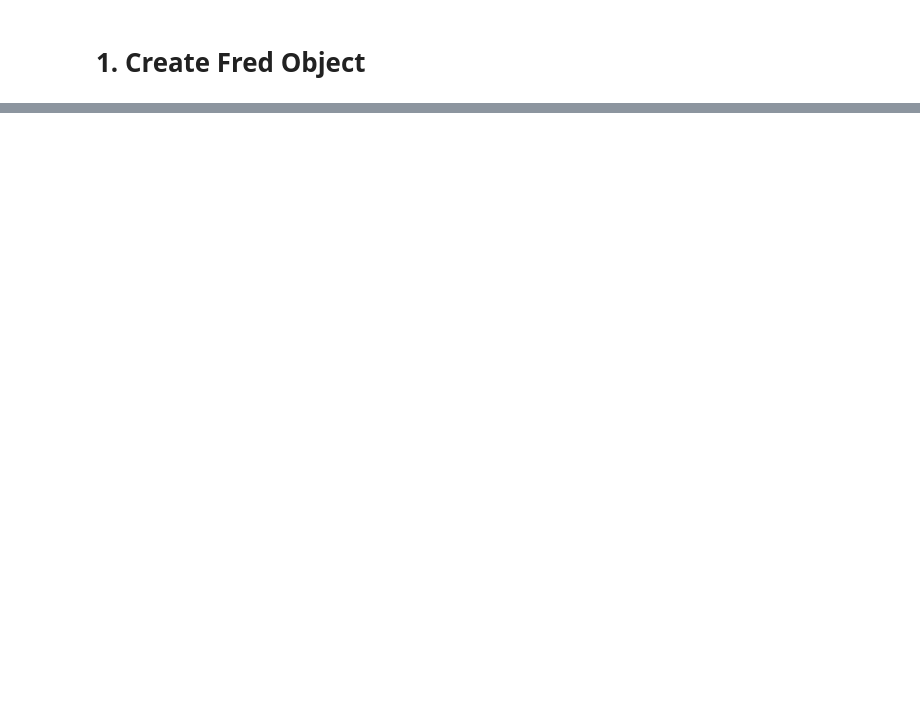
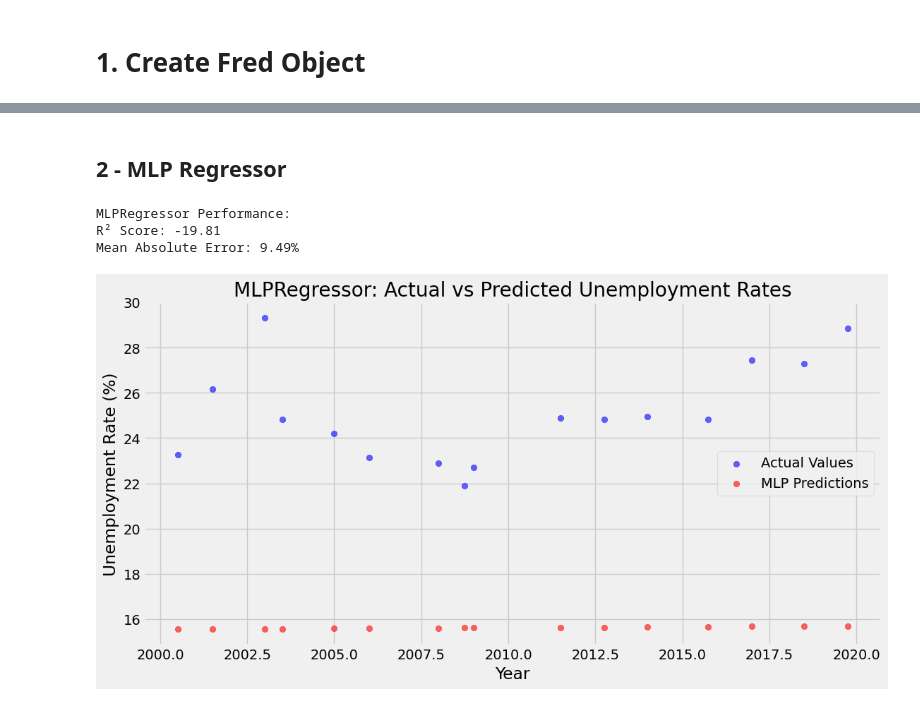
Before and after one commit to l-quincy01/Economic-Data-Analysis, a Jupyter notebook: EconomicEDA.ipynb, the cells around one changed output, grey strips where cells are left out. Drawn from its saved outputs; the diff is of its cells as text; code cells hidden in the pictures; blank space fills up the shorter version.

```diff
--- a/EconomicEDA.ipynb
+++ b/EconomicEDA.ipynb
@@ -93,0 +170,54 @@ sa_unemploymentRate.plot()
+# %% [markdown]
+## 2 - MLP Regressor
+# %%
+from sklearn.model_selection import train_test_split
+from sklearn.metrics import r2_score, mean_absolute_error
+from sklearn.neural_network import MLPRegressor
+from sklearn.svm import SVR
+from sklearn.impute import SimpleImputer
+
+
+# Fetch unemployment data (quarterly, earliest to March 1, 2020)
+unemployment = fred.get_series('LRUN64TTZAQ156S', observation_start='2020-04-01', observation_end='2020-04-01')
+
+# Convert data to DataFrame
+data = unemployment.reset_index()
+data.columns = ['Date', 'Unemployment']
+data['Year'] = data['Date'].dt.year + (data['Date'].dt.quarter - 1) / 4  # Fractional years
+
+
+
+
+
+
+# Split data into training and testing sets (80% train, 20% test)
+X_train, X_test, y_train, y_test = train_test_split(X, y, test_size=0.2, random_state=42)
+
+# Define and train MLPRegressor
+mlp = MLPRegressor(hidden_layer_sizes=(100, 50), max_iter=500, random_state=42)
+mlp.fit(X_train, y_train)
+y_pred_mlp = mlp.predict(X_test)
+
+r2_mlp = r2_score(y_test, y_pred_mlp)
+mae_mlp = mean_absolute_error(y_test, y_pred_mlp)
+
+print("MLPRegressor Performance:")
+print(f"R² Score: {r2_mlp:.2f}")
+print(f"Mean Absolute Error: {mae_mlp:.2f}%")
+
+
+# Plot MLPRegressor predictions vs actual values
+plt.figure(figsize=(12, 6))
+plt.scatter(X_test, y_test, label="Actual Values", color="blue", alpha=0.6)
+plt.scatter(X_test, y_pred_mlp, label="MLP Predictions", color="red", alpha=0.6)
+plt.title("MLPRegressor: Actual vs Predicted Unemployment Rates")
+plt.xlabel("Year")
+plt.ylabel("Unemployment Rate (%)")
+plt.legend()
+plt.grid(True)
+plt.show()
+# %% [output]
+MLPRegressor Performance:
+R² Score: -19.81
+Mean Absolute Error: 9.49%
+[figure, added]
```
Also changed, not shown: parts of 22 cells of this notebook.
